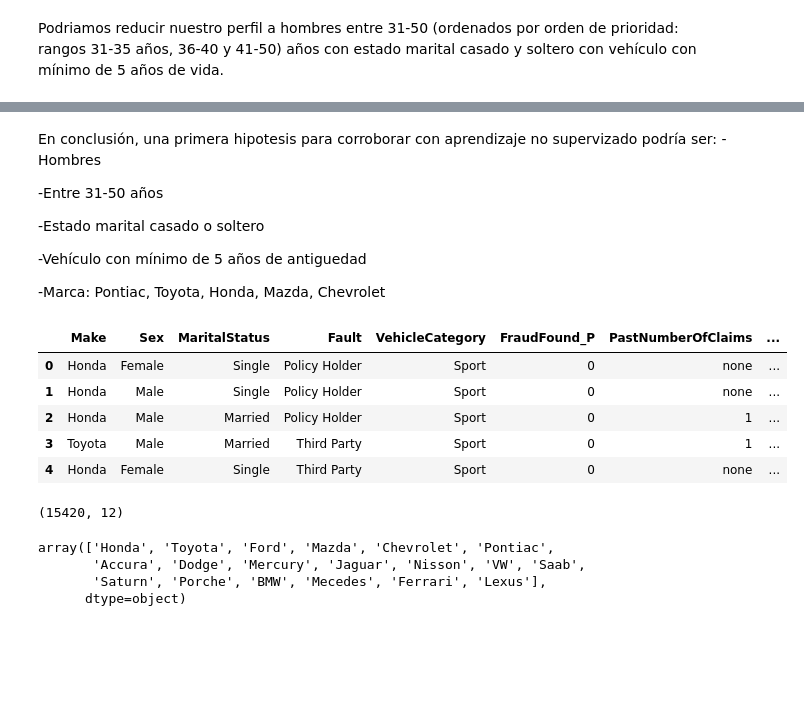
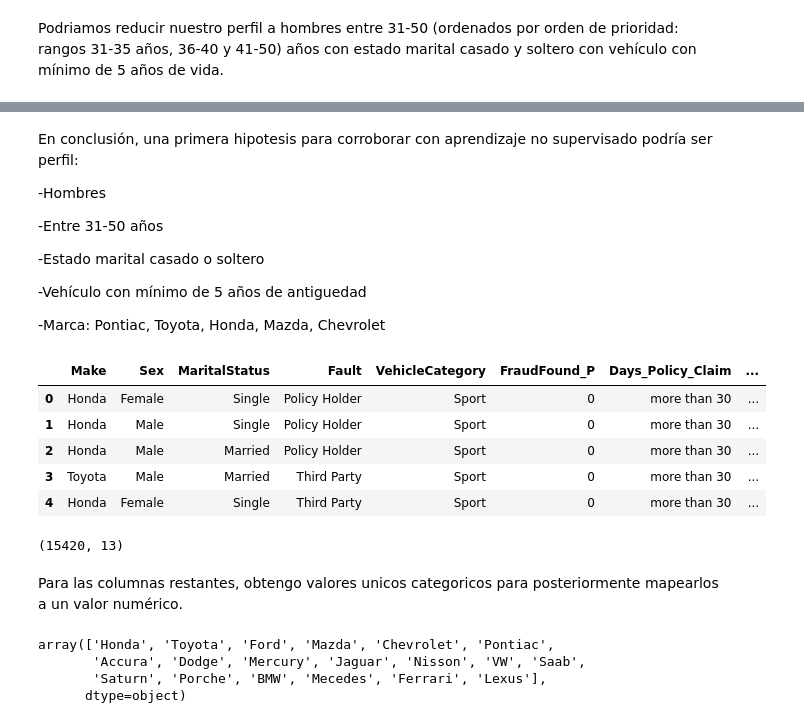
Before and after one commit to moniq0108/Entrega1-DataScience-Qin, a Jupyter notebook: PrimeraEntregaQin.ipynb, the cells around one changed output, grey strips where cells are left out. Drawn from its saved outputs; the diff is of its cells as text; code cells hidden in the pictures; blank space fills up the shorter version.

```diff
--- a/PrimeraEntregaQin.ipynb
+++ b/PrimeraEntregaQin.ipynb
@@ -108,0 +96,3 @@ Mounted at /content/gdrive
+# %%
+df= pd.read_csv(r'C:\Users\moniq\Downloads\Datascience\fraud_oracle.csv', sep=';')
+df.head()
@@ -150,0 +151,3 @@ Comenzamos realizando la preparación de los datos, con el objetivo de seleccion
+# %%
+df = df.drop_duplicates()
+print(df.shape)
@@ -234,5 +278,6 @@ plt.show()
 # %% [markdown]
-En conclusión, una primera hipotesis para corroborar con aprendizaje no supervizado podría ser:
+En conclusión, una primera hipotesis para corroborar con aprendizaje no supervisado podría ser perfil:
+
 -Hombres
 
 -Entre 31-50 años
@@ -243,23 +288,24 @@ En conclusión, una primera hipotesis para corroborar con aprendizaje no supervi
 
 -Marca: Pontiac, Toyota, Honda, Mazda, Chevrolet
 # %%
-#Vuelvo al dataset original df. Remuevo colummas de variables que no considero relevantes. Para las columnas restantes, obtengo valores unicos categoricos para posteriormente mapearlos a un valor numérico.
+#Vuelvo al dataset original df. Remuevo colummas de variables que no considero relevantes.
 
-df_fraud_mapped = df.copy().drop(['ï»¿Month','WeekOfMonth','DayOfWeek','DayOfWeekClaimed', 'MonthClaimed', 'Age','PolicyType','VehiclePrice', 'WeekOfMonthClaimed','PolicyNumber', 'RepNumber','Deductible','DriverRating', 'Days_Policy_Accident',
-       'Days_Policy_Claim','AccidentArea','Year','PoliceReportFiled', 'WitnessPresent', 'AgentType',
+df_fraud_mapped = df.copy().drop(['Month','WeekOfMonth','DayOfWeek','DayOfWeekClaimed', 'MonthClaimed', 'Age','PolicyType','VehiclePrice', 'WeekOfMonthClaimed','PolicyNumber', 'RepNumber','Deductible','DriverRating', 'Days_Policy_Accident','AccidentArea','Year','PoliceReportFiled', 'WitnessPresent', 'AgentType',
        'NumberOfSuppliments'], axis=1)
 df_fraud_mapped.head()
 # %% [output]
-|  | Make | Sex | MaritalStatus | Fault | VehicleCategory | FraudFound_P | PastNumberOfClaims | ... |
-| 0 | Honda | Female | Single | Policy Holder | Sport | 0 | none | ... |
-| 1 | Honda | Male | Single | Policy Holder | Sport | 0 | none | ... |
-| 2 | Honda | Male | Married | Policy Holder | Sport | 0 | 1 | ... |
-| 3 | Toyota | Male | Married | Third Party | Sport | 0 | 1 | ... |
-| 4 | Honda | Female | Single | Third Party | Sport | 0 | none | ... |
+|  | Make | Sex | MaritalStatus | Fault | VehicleCategory | FraudFound_P | Days_Policy_Claim | ... |
+| 0 | Honda | Female | Single | Policy Holder | Sport | 0 | more than 30 | ... |
+| 1 | Honda | Male | Single | Policy Holder | Sport | 0 | more than 30 | ... |
+| 2 | Honda | Male | Married | Policy Holder | Sport | 0 | more than 30 | ... |
+| 3 | Toyota | Male | Married | Third Party | Sport | 0 | more than 30 | ... |
+| 4 | Honda | Female | Single | Third Party | Sport | 0 | more than 30 | ... |
 # %%
 df_fraud_mapped.shape
 # %% [output]
-(15420, 12)
+(15420, 13)
+# %% [markdown]
+Para las columnas restantes, obtengo valores unicos categoricos para posteriormente mapearlos a un valor numérico.
 # %%
 df_fraud_mapped.Make.unique()
 # %% [output]
```
Also changed, not shown: parts of 30 cells of this notebook.
